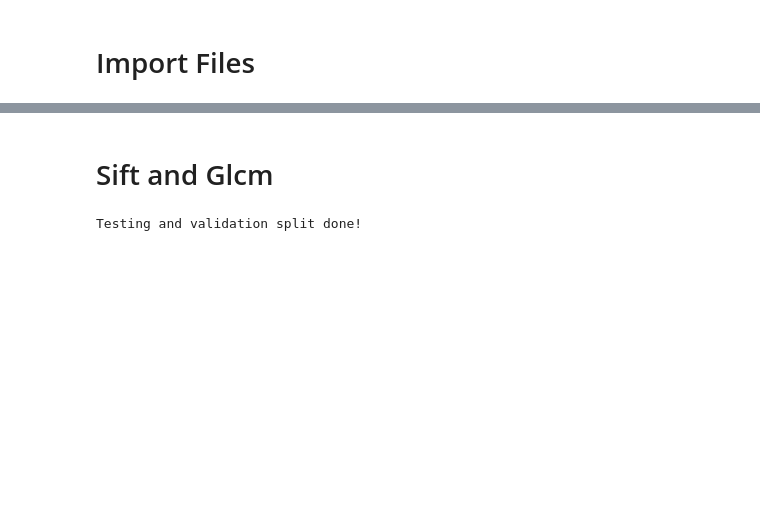
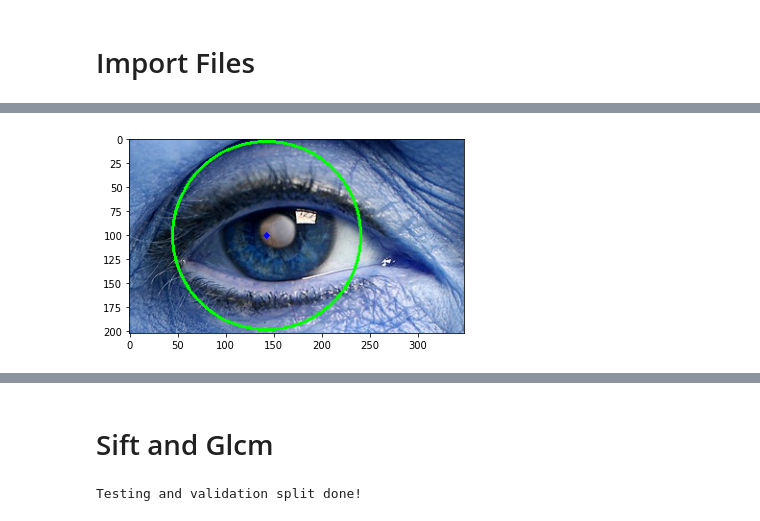
Before and after one commit to girivaswani/BE_Project, a Jupyter notebook: Final model phase1/model1.ipynb, the cells around one changed output, grey strips where cells are left out. Drawn from its saved outputs; the diff is of its cells as text; code cells hidden in the pictures; blank space fills up the shorter version.

```diff
--- a/Final model phase1/model1.ipynb
+++ b/Final model phase1/model1.ipynb
@@ -101,0 +90,31 @@ array([[[ 55,  67, 125],
+# %%
+def prepocessImage1(filename):
+    img = cv2.imread(filename,cv2.IMREAD_COLOR)
+    # Convert to grayscale.
+    gray = cv2.cvtColor(img, cv2.COLOR_BGR2GRAY)
+
+    # Blur using 3 * 3 kernel.
+    gray_blurred = cv2.blur(gray, (3, 3))
+
+    # Apply Hough transform on the blurred image.
+    detected_circles = cv2.HoughCircles(gray_blurred,
+                       cv2.HOUGH_GRADIENT, 1.5, 100000, param1 = 80,
+                   param2 = 44, minRadius = 0, maxRadius = 0)
+
+    # Draw circles that are detected.
+    if detected_circles is not None:
+
+        # Convert the circle parameters a, b and r to integers.
+        detected_circles = np.uint16(np.around(detected_circles))
+
+#         for pt in detected_circles[0][0]:
+        a, b, r = detected_circles[0][0]
+
+        # Draw the circumference of the circle.
+        cv2.circle(img, (a, b), r, (0, 255, 0), 2)
+
+        # Draw a small circle (of radius 1) to show the center.
+        cv2.circle(img, (a, b), 1, (0, 0, 255), 3)
+        plt.imshow(img)
+#             cv2.waitKey(0)
+#     return img
@@ -101,0 +126,8 @@ array([[[ 55,  67, 125],
+# %%
+from matplotlib import pyplot as plt
+import cv2
+import numpy as np
+prepocessImage1("../images/"+file_names[5])
+# cv2.waitKey(0)
+# %% [output]
+[figure, added]
```
Also changed, not shown: parts of 23 cells of this notebook, 16 other files.
